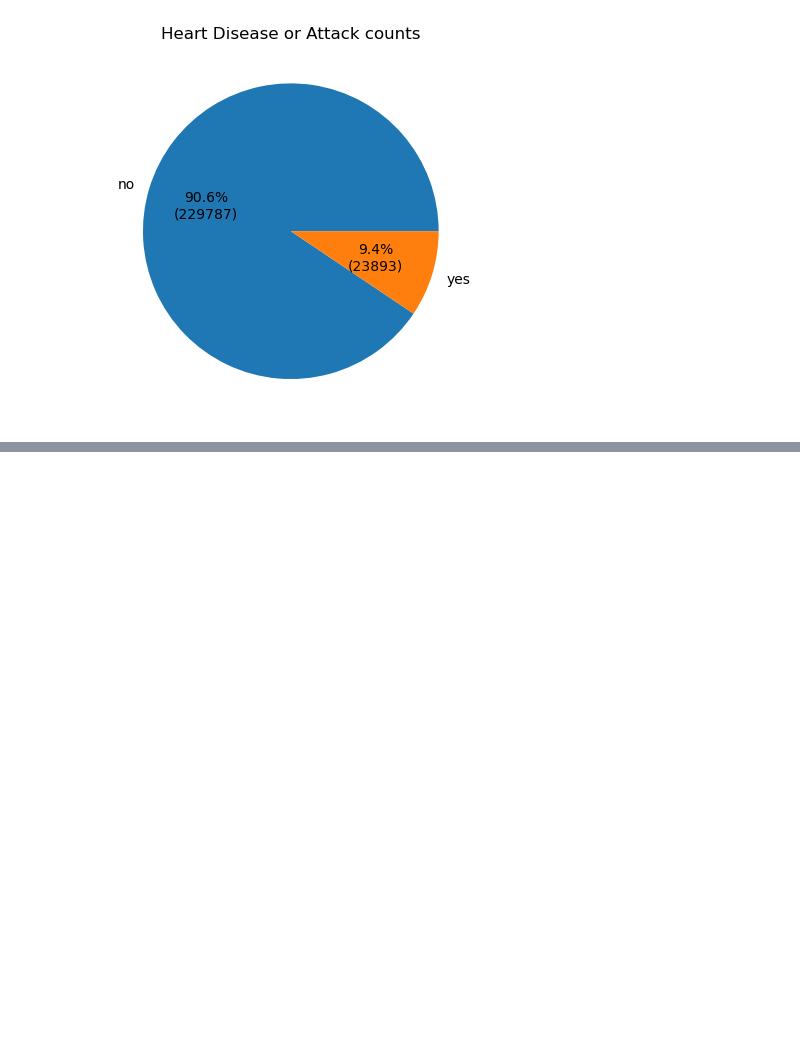
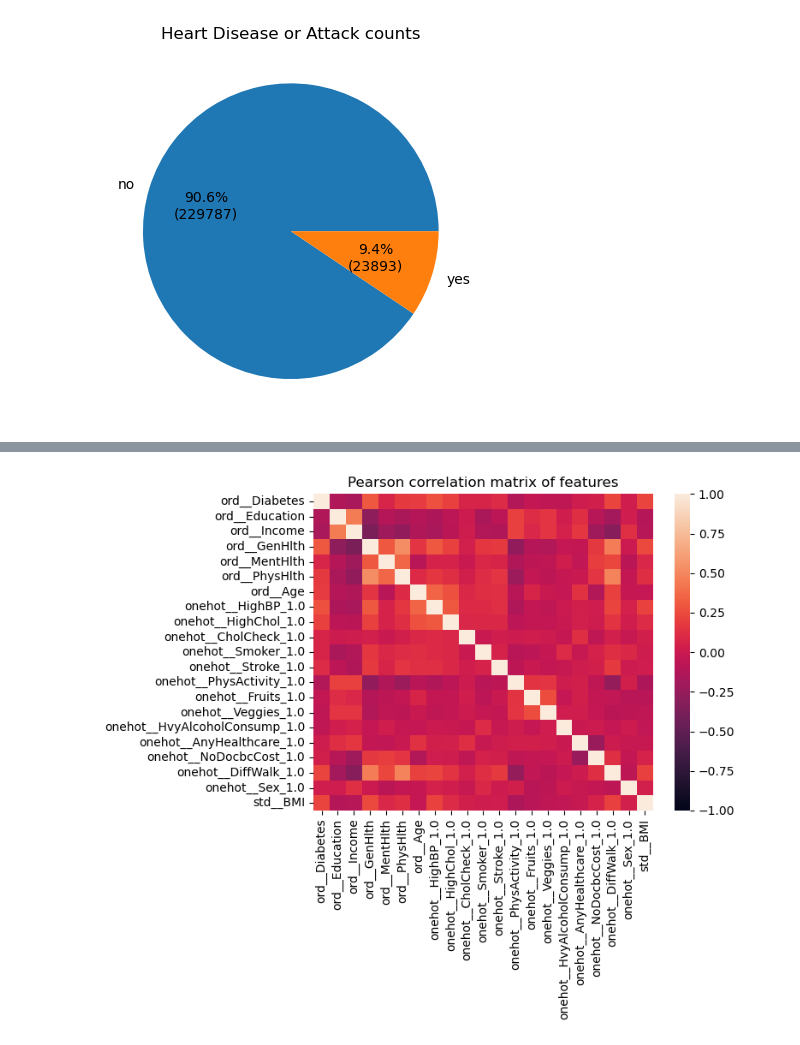
Before and after one commit to czheng27/data1030-midterm, a Jupyter notebook: midterm.ipynb, the cells around one changed output, grey strips where cells are left out. Cells and saved outputs as stored; diff of their text form; code cells hidden in the pictures; blank space fills up the shorter version.

```diff
--- a/midterm.ipynb
+++ b/midterm.ipynb
@@ -410,0 +309,38 @@ y = df['HeartDiseaseorAttack']
+# %%
+ordinal_ftrs = ['Diabetes','Education','Income','GenHlth','MentHlth','PhysHlth','Age']
+ordinal_cats = [[0,1,2],[1,2,3,4,5,6],[1,2,3,4,5,6,7,8],[1,2,3,4,5],\
+                [0,1,2,3,4,5,6,7,8,9,10,11,12,13,14,15,16,17,18,19,20,21,22,23,24,25,26,27,28,29,30],\
+                [0,1,2,3,4,5,6,7,8,9,10,11,12,13,14,15,16,17,18,19,20,21,22,23,24,25,26,27,28,29,30],\
+                [0,1,2,3,4,5,6,7,8,9,10,11,12,13]]
+onehot_ftrs = ['HighBP','HighChol','CholCheck','Smoker','Stroke','PhysActivity','Fruits',\
+               'Veggies','HvyAlcoholConsump','AnyHealthcare','NoDocbcCost','DiffWalk','Sex']
+std_ftrs = ['BMI']
+
+preprocessor = ColumnTransformer(
+    transformers=[
+        ('ord', OrdinalEncoder(categories = ordinal_cats), ordinal_ftrs),
+        ('onehot', OneHotEncoder(sparse_output=False,handle_unknown='ignore'), onehot_ftrs),
+        ('std', StandardScaler(), std_ftrs)])
+
+last_scaler = StandardScaler()
+prep = make_pipeline(preprocessor,last_scaler)
+
+X_prep = prep.fit_transform(X)
+# print(preprocessor.get_feature_names_out(ordinal_ftrs + onehot_ftrs + std_ftrs))
+
+print(prep.get_feature_names_out(prep.feature_names_in_))
+
+X_df_prep = pd.DataFrame(X_prep,columns=prep.get_feature_names_out(prep.feature_names_in_))
+#print(X.head())
+#print(X_df_prep.head())
+print(X.shape)
+print(X_prep.shape)
+X_df_prep = X_df_prep.drop(['onehot__HighBP_0.0','onehot__HighChol_0.0','onehot__CholCheck_0.0',
+                           'onehot__Smoker_0.0','onehot__Stroke_0.0','onehot__PhysActivity_0.0',
+                           'onehot__Fruits_0.0','onehot__Veggies_0.0','onehot__HvyAlcoholConsump_0.0',
+                           'onehot__AnyHealthcare_0.0','onehot__NoDocbcCost_0.0','onehot__DiffWalk_0.0',
+                           'onehot__Sex_0.0'],axis=1)
+print(X_df_prep.shape)
+#print(X_df_prep.head())
+
+# enc.get_feature_names_out(onehot_ftrs)
@@ -410,0 +363,7 @@ y = df['HeartDiseaseorAttack']
+# %%
+import seaborn as sns
+
+corr_matrix = X_df_prep.corr(method='pearson')
+h_map = sns.heatmap(corr_matrix,vmin=-1,vmax=1).set(title='Pearson correlation matrix of features')
+# %% [output]
+[figure, added]
```
Also changed, not shown: parts of 34 cells of this notebook, 18 other files.
